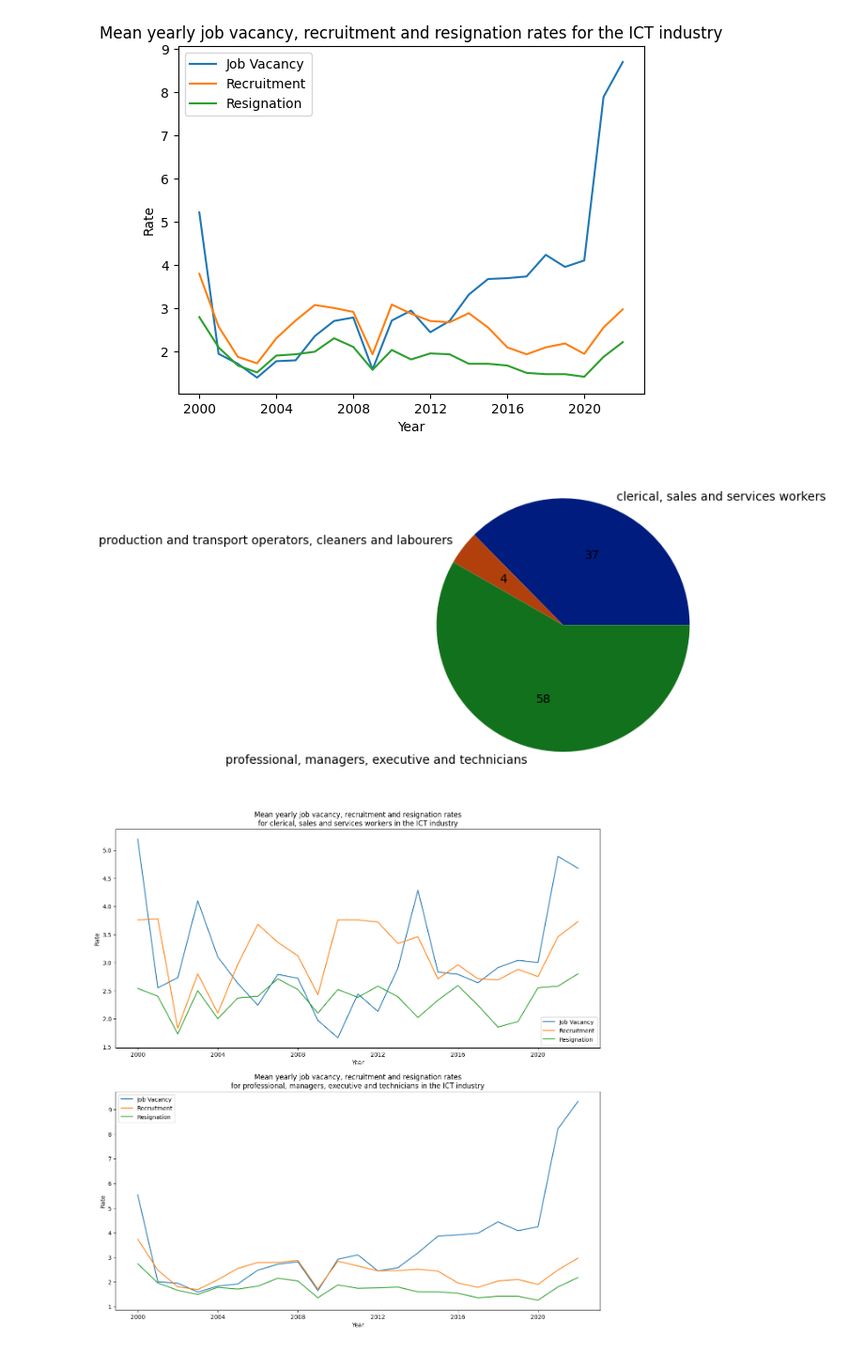
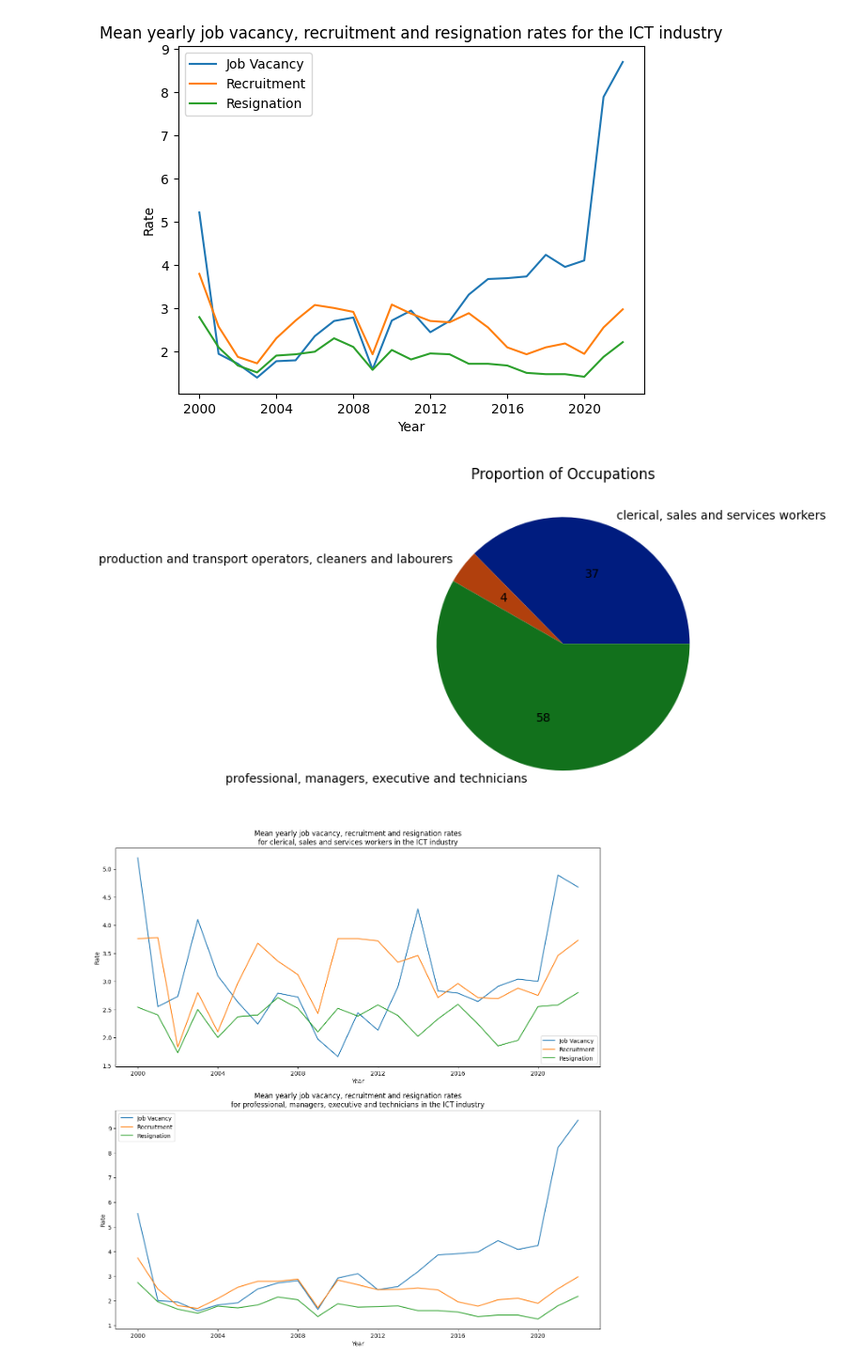
Before and after one commit to iyliahutta/Intro-to-Programming-for-DS, a Jupyter notebook: CA2/CA2.ipynb, the cells around one changed output. Shown at 94% size. Saved outputs shown, nothing was run; the diff lists cells and outputs as text; code cells hidden in the pictures.

Commit message:
add label to pie chart

```diff
--- a/CA2/CA2.ipynb
+++ b/CA2/CA2.ipynb
@@ -232,14 +232,15 @@ plt.show()
 # %%
 # count rows using year column to get count of occupation1
 count_occupation = pd.DataFrame(jobs[jobs['occupation1']!='total'].groupby('occupation1')['year'].count())
 
 palette_color = sns.color_palette('dark')
 
 plt.pie(count_occupation['year'], labels=count_occupation.index, colors=palette_color, autopct='%.0f')
+plt.title('Proportion of Occupations')
 
 plt.show()
 # %% [output]
-[figure, old version]
+[figure, new version]
 # %%
 jobs.head(10)
 
```
